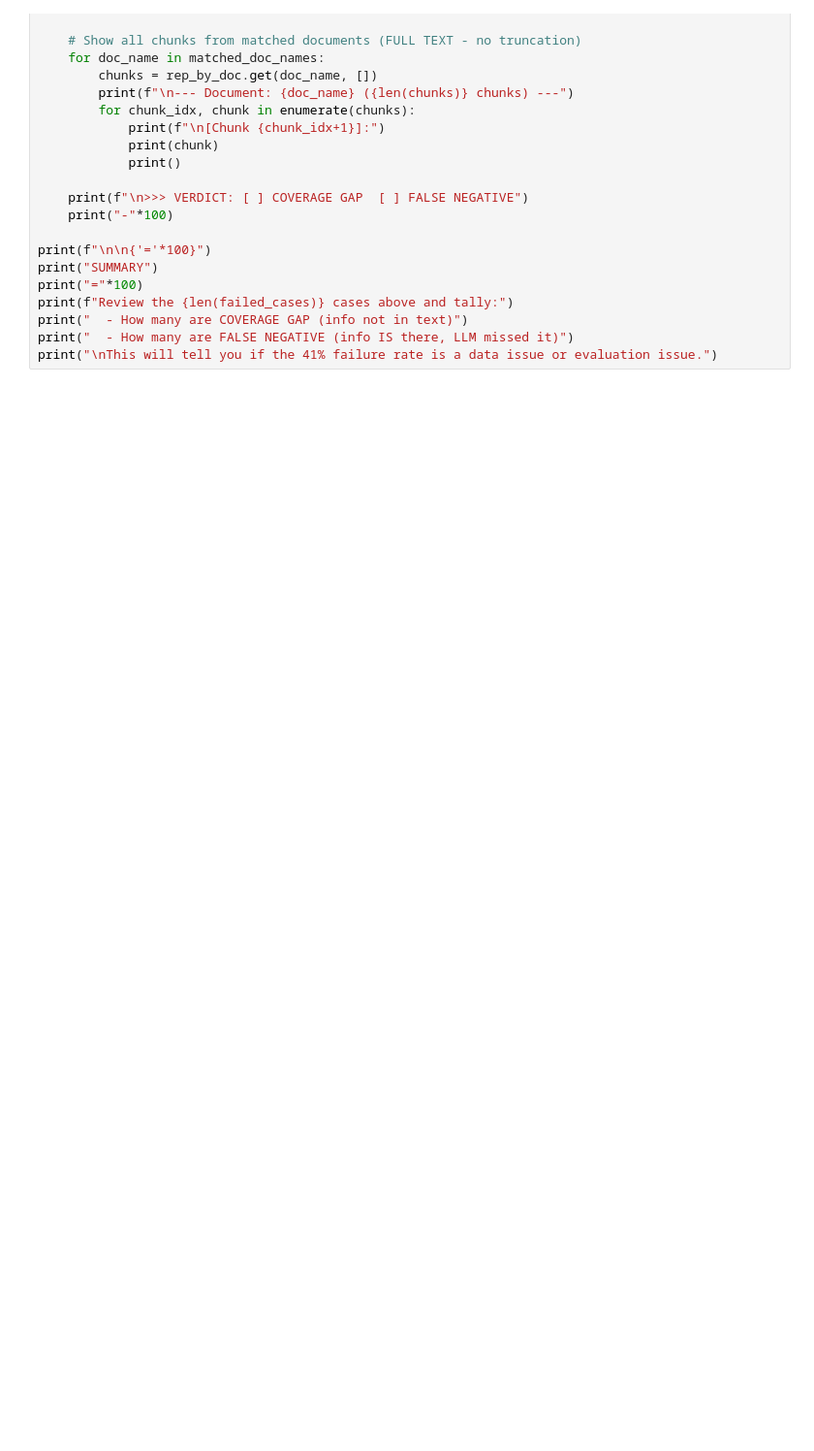
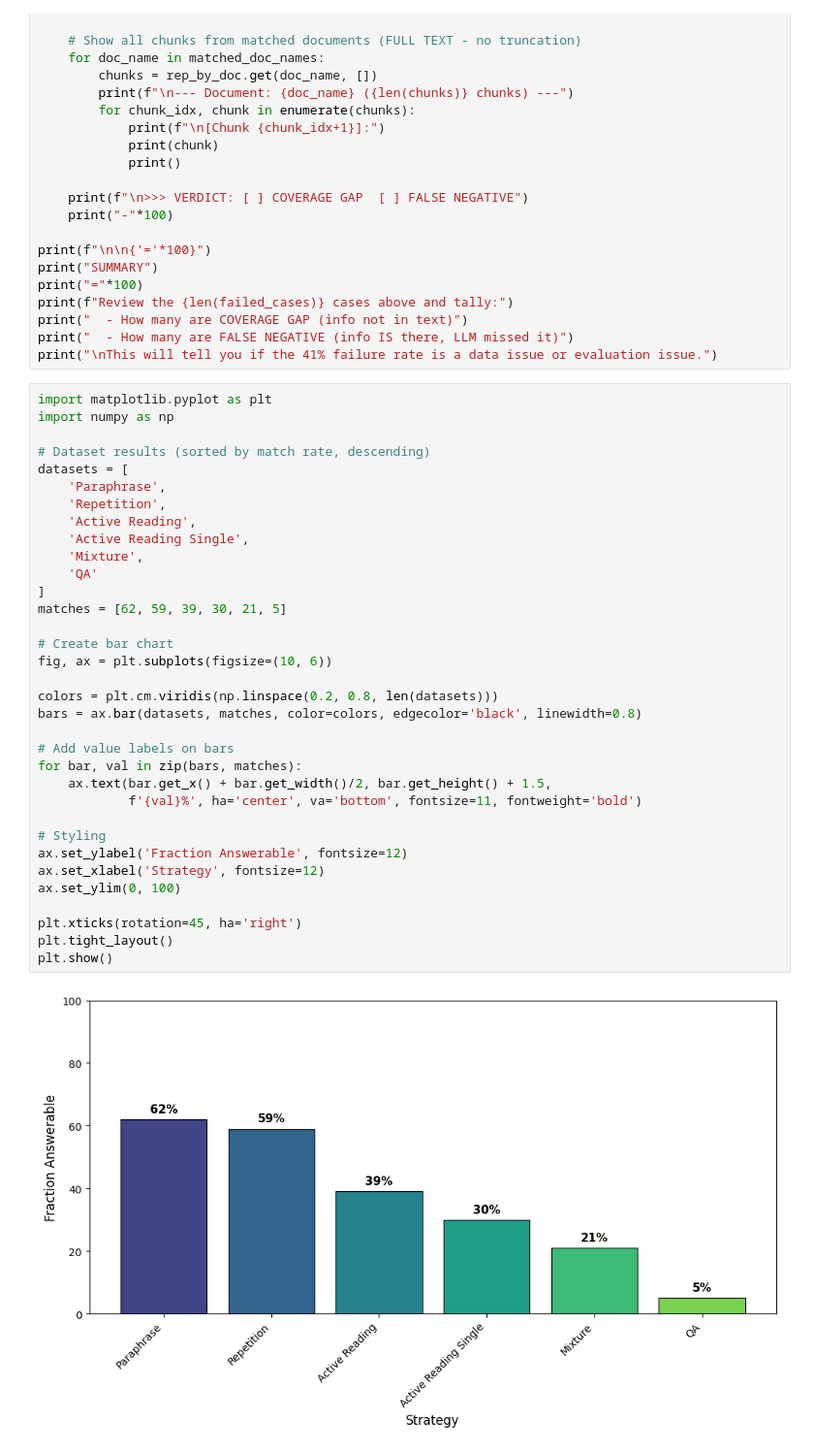
Before and after one commit to DimitrisKu/Active-Reading--Pattern-Recognition, a Jupyter notebook: 5_1.ipynb, the cells around one changed output. Shown at 97% size. Saved outputs shown, nothing was run; the diff lists cells and outputs as text; blank space fills up the shorter version.

Commit message:
added gold context paraphrase simpleQA

```diff
--- a/5_1.ipynb
+++ b/5_1.ipynb
@@ -626,3 +626,39 @@ print(f"Review the {len(failed_cases)} cases above and tally:")
 print("  - How many are COVERAGE GAP (info not in text)")
 print("  - How many are FALSE NEGATIVE (info IS there, LLM missed it)")
 print("\nThis will tell you if the 41% failure rate is a data issue or evaluation issue.")
+# %%
+import matplotlib.pyplot as plt
+import numpy as np
+
+# Dataset results (sorted by match rate, descending)
+datasets = [
+    'Paraphrase',
+    'Repetition',
+    'Active Reading',
+    'Active Reading Single',
+    'Mixture',
+    'QA'
+]
+matches = [62, 59, 39, 30, 21, 5]
+
+# Create bar chart
+fig, ax = plt.subplots(figsize=(10, 6))
+
+colors = plt.cm.viridis(np.linspace(0.2, 0.8, len(datasets)))
+bars = ax.bar(datasets, matches, color=colors, edgecolor='black', linewidth=0.8)
+
+# Add value labels on bars
+for bar, val in zip(bars, matches):
+    ax.text(bar.get_x() + bar.get_width()/2, bar.get_height() + 1.5,
+            f'{val}%', ha='center', va='bottom', fontsize=11, fontweight='bold')
+
+# Styling
+ax.set_ylabel('Fraction Answerable', fontsize=12)
+ax.set_xlabel('Strategy', fontsize=12)
+ax.set_ylim(0, 100)
+
+plt.xticks(rotation=45, ha='right')
+plt.tight_layout()
+plt.show()
+# %% [output]
+[figure, added]
```
Also changed, not shown: 1 other file.
